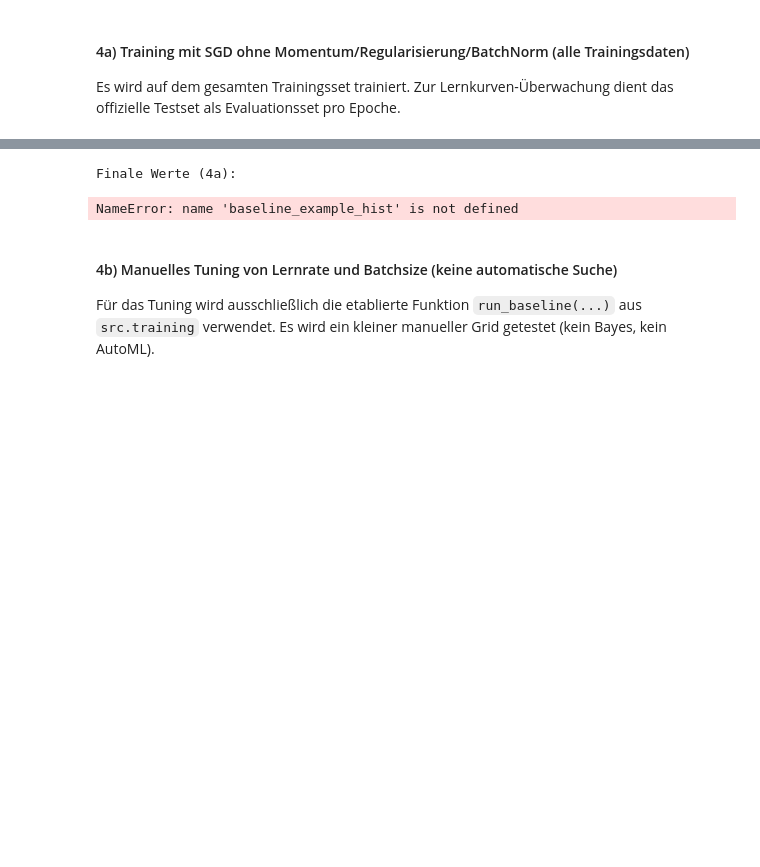
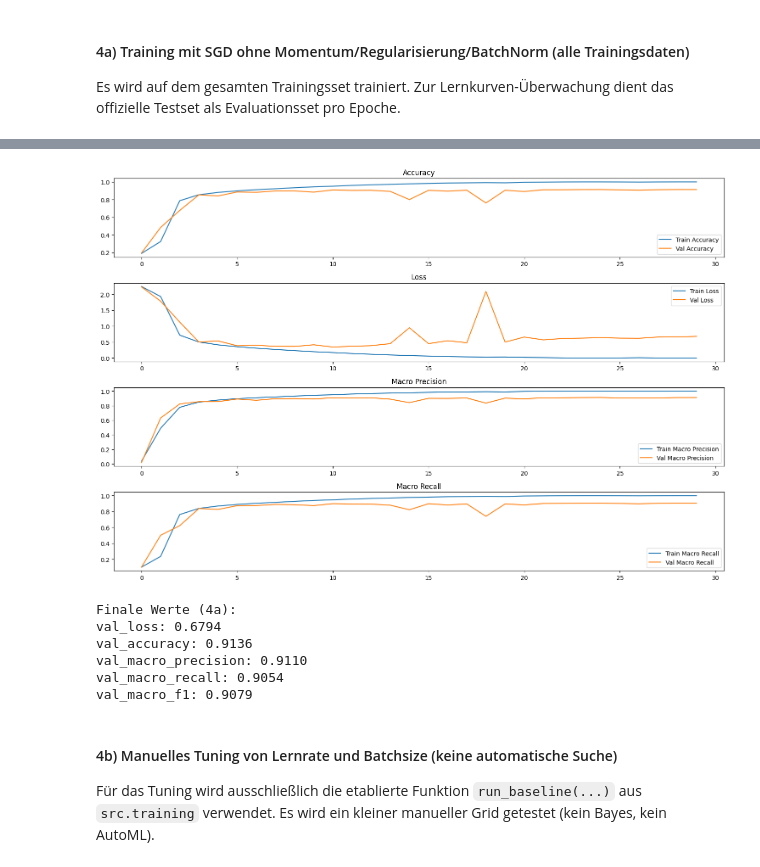
Before and after one commit to HorusXIV/DEL, a Jupyter notebook: notebooks/del_report.ipynb, the cells around one changed output, grey strips where cells are left out. Cells and saved outputs as stored; diff of their text form; code cells hidden in the pictures; blank space fills up the shorter version.

```diff
--- a/notebooks/del_report.ipynb
+++ b/notebooks/del_report.ipynb
@@ -341,32 +429,34 @@ baseline_result = run_baseline(
 # %%
 baseline_example_hist = wandb_runs.history(
-    run_path="lukas-breiter-fachhochschule-nordwestschweiz-fhnw/DEL/u4qgkxvz",
+    run_path="lukas-breiter-fachhochschule-nordwestschweiz-fhnw/DEL/p1bq9mdy",
     keys=["val/macro_recall", "val/macro_precision", "val/macro_f1", "val/loss", "val/accuracy", "train/accuracy", "train/loss", "train/macro_recall", "train/macro_precision", "train/macro_f1"],
 )
 
 fig, axes = plt.subplots(4, 1, figsize=(15, 10))
 axes[0].plot(baseline_example_hist["train/accuracy"], label="Train Accuracy")
 axes[0].plot(baseline_example_hist["val/accuracy"], label="Val Accuracy")
 axes[0].set_title("Accuracy")
 axes[0].legend()
 
 axes[1].plot(baseline_example_hist["train/loss"], label="Train Loss")
 axes[1].plot(baseline_example_hist["val/loss"], label="Val Loss")
 axes[1].set_title("Loss")
 axes[1].legend()
 
 axes[2].plot(baseline_example_hist["train/macro_precision"], label="Train Macro Precision")
 axes[2].plot(baseline_example_hist["val/macro_precision"], label="Val Macro Precision")
 axes[2].set_title("Macro Precision")
 axes[2].legend()
 
 axes[3].plot(baseline_example_hist["train/macro_recall"], label="Train Macro Recall")
 axes[3].plot(baseline_example_hist["val/macro_recall"], label="Val Macro Recall")
 axes[3].set_title("Macro Recall")
 axes[3].legend()
 
 plt.tight_layout()
 plt.show()
+# %% [output]
+[figure, added]
 # %%
 print("Finale Werte (4a):")
 baseline_example_hist = baseline_example_hist.sort_values("_step")
@@ -377,7 +467,11 @@ print(f"val_macro_recall: {baseline_example_hist['val/macro_recall'].iloc[-1]:.4
 print(f"val_macro_f1: {baseline_example_hist['val/macro_f1'].iloc[-1]:.4f}")
 # %% [output]
 Finale Werte (4a):
+val_loss: 0.6794
+val_accuracy: 0.9136
+val_macro_precision: 0.9110
+val_macro_recall: 0.9054
+val_macro_f1: 0.9079
-NameError: name 'baseline_example_hist' is not defined
 # %% [markdown]
 #### 4b) Manuelles Tuning von Lernrate und Batchsize (keine automatische Suche)
 
```
Also changed, not shown: parts of 57 cells of this notebook.
